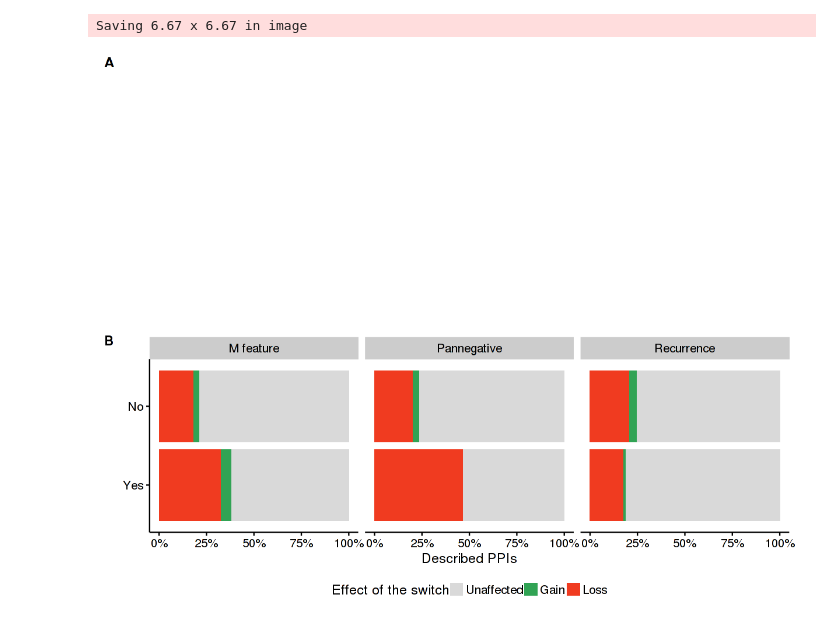
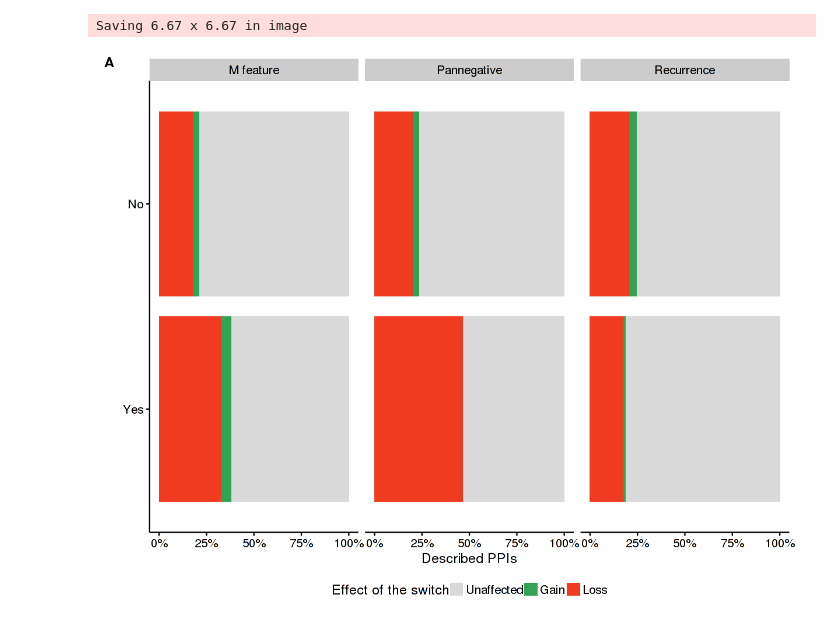
Before and after one commit to hclimente/smartas, a Jupyter notebook: switches/sup_figures.ipynb, the cells around one changed output. Cells and saved outputs as stored; diff of their text form; code cells hidden in the pictures.

```diff
--- a/switches/sup_figures.ipynb
+++ b/switches/sup_figures.ipynb
@@ -486,7 +443,7 @@ sf2
 library(scales)
 ppiPalette = c("Gain" = "#31a354", "Loss" = "#f03b20", "Unaffected" = "#d9d9d9", "Draw" = "#d9d9d9")
 
-sf5b <- ppi %>%
+sf5a <- ppi %>%
     select(Tag,Recurrence,Affects_mutated_feature,PPI,Pannegative) %>%
     # convert to long format and reannotate the columns
     reshape2::melt(id.vars = "Tag", variable.name = "Indication", value.name = "Altered") %>%
@@ -505,12 +462,12 @@ sf5b <- ppi %>%
         coord_flip() +
         facet_grid(.~Indication)
 
-ggsave("../results/figures/components/s5b.png",sf5b)
+ggsave("../results/figures/components/s5a.png",sf5a)
 # %% [output]
 Saving 6.67 x 6.67 in image
 # %%
-sf5 <- plot_grid(NULL,sf5b, labels=c("A","B"), ncol = 1, nrow = 2)
+sf5 <- plot_grid(sf5a, labels=c("A"), ncol = 1, nrow = 1)
 sf5
 ggsave("../results/figures/suppfigure_5.png",sf5, width = 10, height = 8)
 # %% [output]
-[figure, old version]
+[figure, new version]
```
Also changed, not shown: parts of 4 cells of this notebook, 3 other files.
